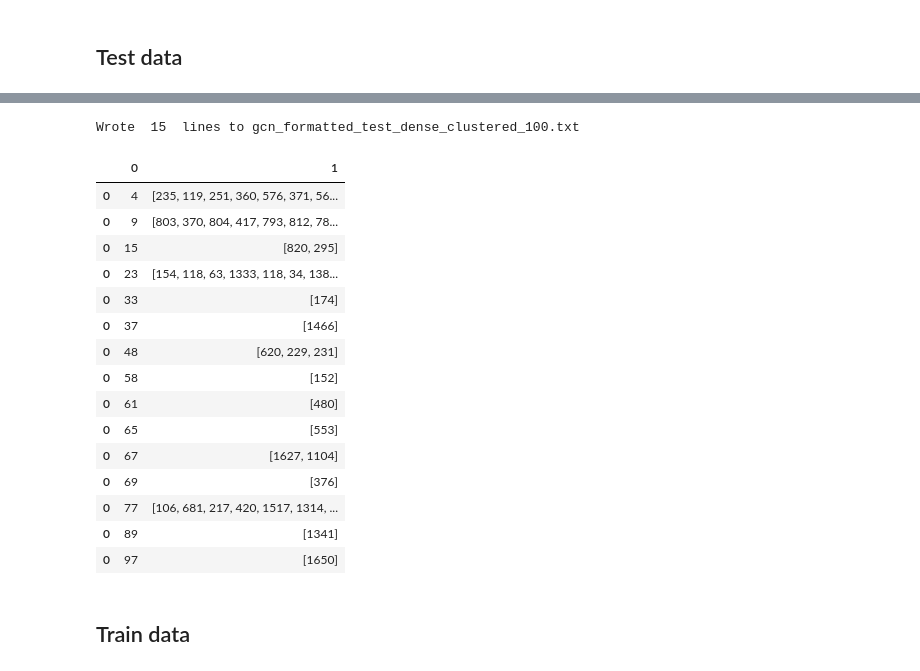
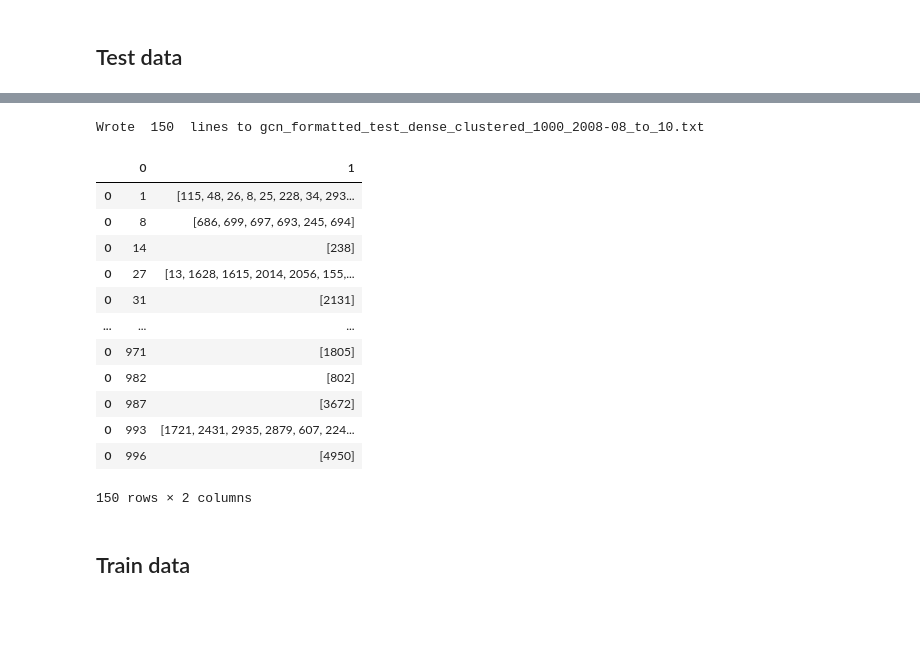
Before and after one commit to Gongjie663746/CS247Project, a Jupyter notebook: data_formatting.ipynb, the cells around one changed output, grey strips where cells are left out. Drawn from its saved outputs; the diff is of its cells as text; code cells hidden in the pictures; blank space fills up the shorter version.

```diff
--- a/data_formatting.ipynb
+++ b/data_formatting.ipynb
@@ -496,8 +418,13 @@ data
+# %%
+# checking for duplicates
+for p in data['skimed_pl']:
+    if len(set(p)) != len(p):
+        print(len(set(p)), len(p))
 # %%
 all_cluster_ids = pd.DataFrame(data.index)
 
 all_links = pd.DataFrame(data['skimed_pl'])
-all_links.index = range(100)
+all_links.index = range(int(K))
 all_links.columns = ['links']
 print(all_cluster_ids.shape)
 print(all_links)
@@ -523,7 +450,7 @@ index_counter = 0
 
 for p in all_links['links']:
   for i in p:
-    if i not in link_dict.keys():
+    if i not in link_dict:
       link_dict[i] = index_counter
       index_counter += 1
 # %% [markdown]
@@ -531,7 +458,7 @@ for p in all_links['links']:
 # %%
 clustered_data = pd.DataFrame()
 line_counter = 0
-with open('/content/mnt/Shareddrives/247 Project/data/gcn_formatted_all_dense_clustered_100.txt', 'w') as clustered_doc:
+with open(CLUSTERED_ALL_FILEPATH, 'w') as clustered_doc:
   for index, info in data.iterrows():
     textLine = ""
     # append Q_ID as row ID --> this is the 'user id' for LightGCN
@@ -556,8 +483,7 @@ with open('/content/mnt/Shareddrives/247 Project/data/gcn_formatted_all_dense_cl
     line_counter += 1
 
 clustered_data = clustered_data.transpose()
-print("Wrote ", line_counter, " lines to gcn_formatted_all_dense_clustered_100.txt")
-# print("Wrote ", line_counter / 10, " lines to gcn_formatted_test_dense.txt")
+print("Wrote ", line_counter, " lines to gcn_formatted_all_dense_clustered_{}_{}.txt".format(K,target))
 
 clustered_data
 # %% [output]
@@ -626,52 +557,48 @@ test_df
 # %%
 line_counter = 0
 test_data_df = pd.DataFrame()
-with open('/content/mnt/Shareddrives/247 Project/data/gcn_formatted_test_dense_clustered_100.txt', 'w') as test_doc:
+with open(CLUSTERED_TEST_FILEPATH, 'w') as test_doc:
   for index, info in test_df.iterrows():
     textLine = ""
     # append Q_ID as row ID --> this is the 'user id' for LightGCN
     textLine += str(info.get('id'))
 
     L_ids = info.get('links')
-    # print(L_ids)
     # lookup IDs in dictionary
     L_id_nums = []
     if not np.any(pd.isnull(L_ids)):
       L_id_nums = [link_dict[l] for l in L_ids]
     # textLine += ' '
     L_id_string = ' '.join([str(i) for i in L_id_nums])
     if L_id_string:
       textLine += ' ' + L_id_string
     textLine += '\n'
     test_doc.write(textLine)
     # textLine
     line_counter += 1
     row = pd.DataFrame([info.get('id'), L_id_nums])
     test_data_df = pd.concat([test_data_df, row], axis=1)
 
 
-print("Wrote ", line_counter, " lines to gcn_formatted_test_dense_clustered_100.txt")
+print("Wrote ", line_counter, " lines to gcn_formatted_test_dense_clustered_{}_{}.txt".format(K,target))
 test_data_df = test_data_df.transpose()
 test_data_df
 # print("Wrote ", line_counter / 10, " lines to gcn_formatted_test_dense.tx
 # %% [output]
-Wrote  15  lines to gcn_formatted_test_dense_clustered_100.txt
+Wrote  150  lines to gcn_formatted_test_dense_clustered_1000_2008-08_to_10.txt
 |  | 0 | 1 |
-| 0 | 4 | [235, 119, 251, 360, 576, 371, 56... |
-| 0 | 9 | [803, 370, 804, 417, 793, 812, 78... |
-| 0 | 15 | [820, 295] |
-| 0 | 23 | [154, 118, 63, 1333, 118, 34, 138... |
-| 0 | 33 | [174] |
-| 0 | 37 | [1466] |
-| 0 | 48 | [620, 229, 231] |
-| 0 | 58 | [152] |
-| 0 | 61 | [480] |
-| 0 | 65 | [553] |
-| 0 | 67 | [1627, 1104] |
-| 0 | 69 | [376] |
-| 0 | 77 | [106, 681, 217, 420, 1517, 1314, ... |
-| 0 | 89 | [1341] |
-| 0 | 97 | [1650] |
+| 0 | 1 | [115, 48, 26, 8, 25, 228, 34, 293... |
+| 0 | 8 | [686, 699, 697, 693, 245, 694] |
+| 0 | 14 | [238] |
+| 0 | 27 | [13, 1628, 1615, 2014, 2056, 155,... |
+| 0 | 31 | [2131] |
+| ... | ... | ... |
+| 0 | 971 | [1805] |
+| 0 | 982 | [802] |
+| 0 | 987 | [3672] |
+| 0 | 993 | [1721, 2431, 2935, 2879, 607, 224... |
+| 0 | 996 | [4950] |
+150 rows × 2 columns
 # %% [markdown]
 ## Train data
 # %%
```
Also changed, not shown: parts of 26 cells of this notebook, 1 other file.
